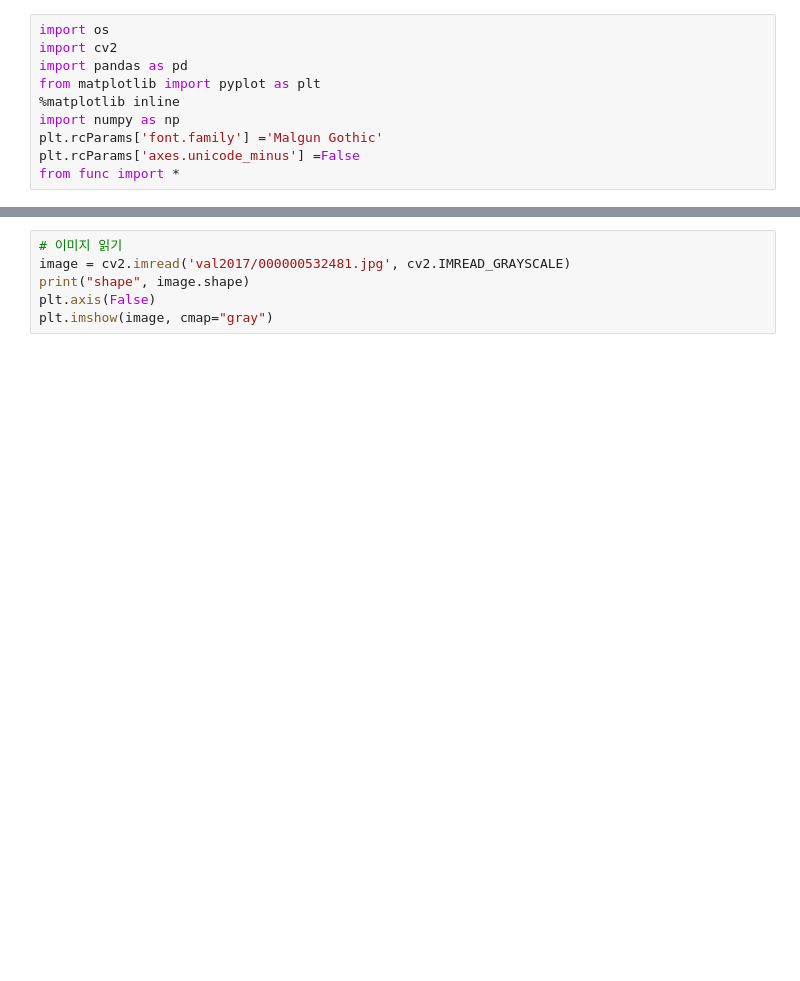
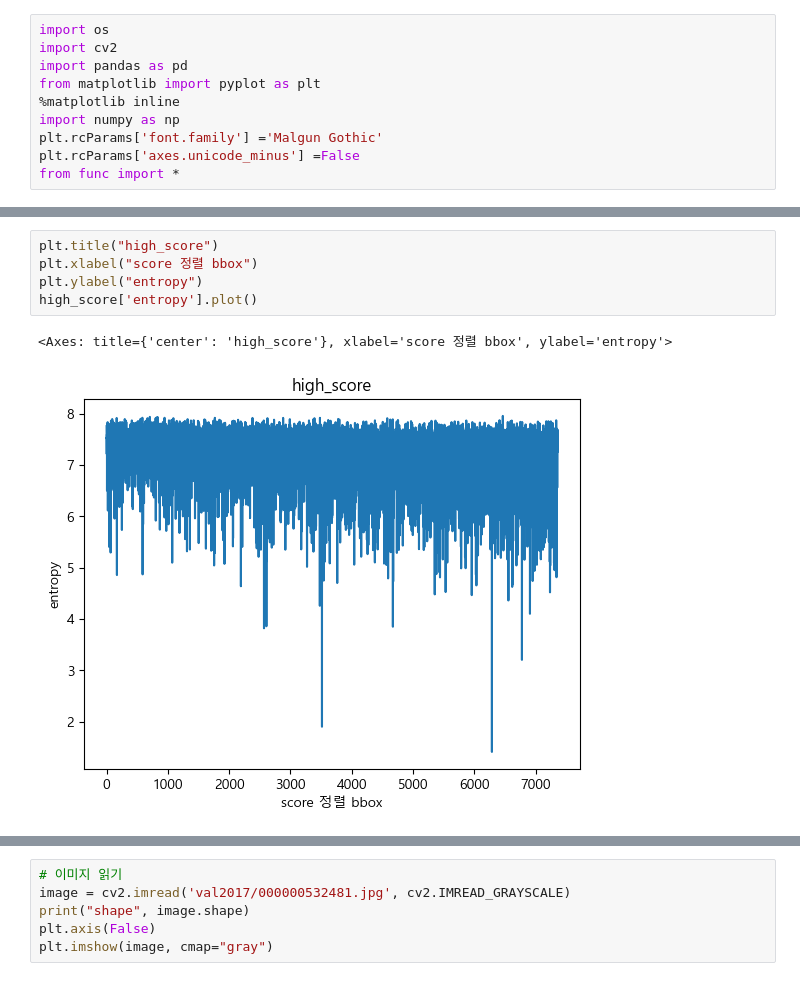
Before and after one commit to yuuhey/image_preprocessing, a Jupyter notebook: metric.ipynb, the cells around one changed output, grey strips where cells are left out. Drawn from its saved outputs; the diff is of its cells as text; blank space fills up the shorter version.

```diff
--- a/metric.ipynb
+++ b/metric.ipynb
@@ -26,0 +76,8 @@ Index(['image_file', 'bbox', 'bbox_score', 'bbox_id', 'width', 'height',
+# %%
+plt.title("high_score")
+plt.xlabel("score 정렬 bbox")
+plt.ylabel("entropy")
+high_score['entropy'].plot()
+# %% [output]
+<Axes: title={'center': 'high_score'}, xlabel='score 정렬 bbox', ylabel='entropy'>
+[figure, added]
```
Also changed, not shown: parts of 21 cells of this notebook, 6 other files.
